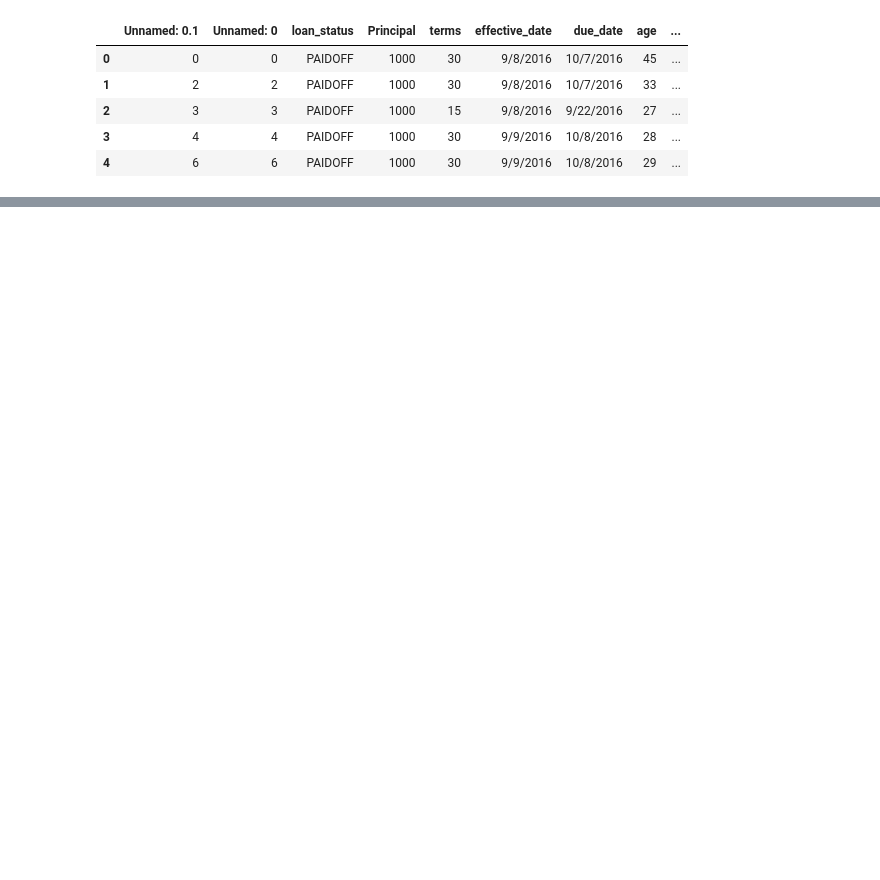
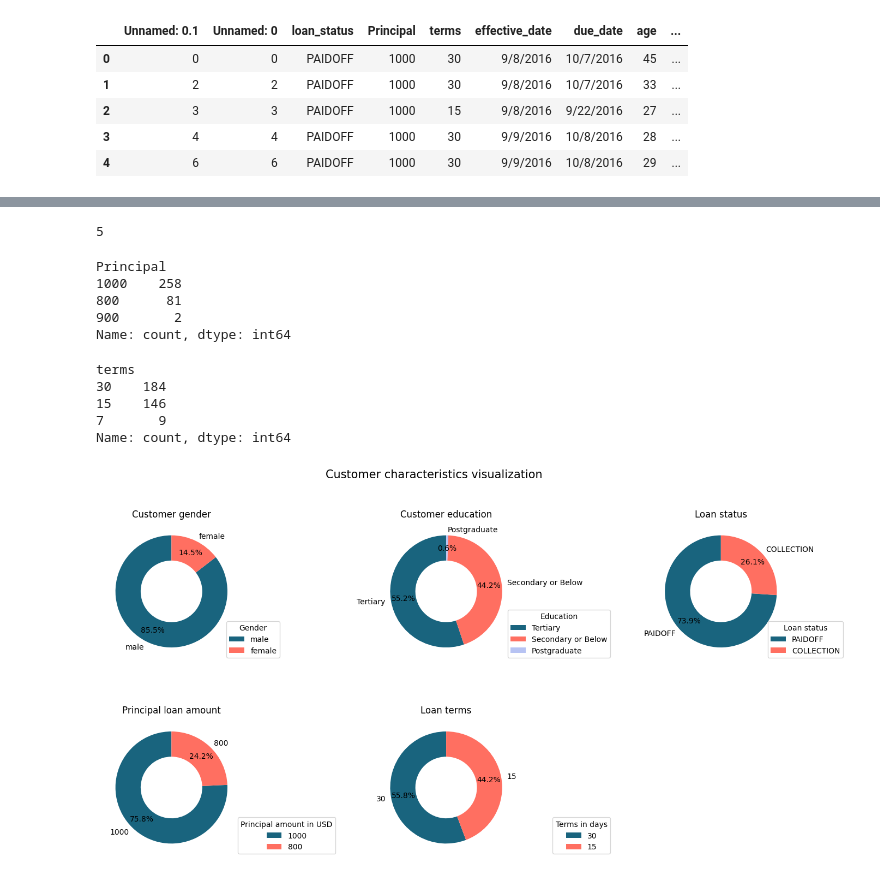
Before and after one commit to dalimvc/Clustering-and-Classification-Models, a Jupyter notebook: DS24-Classification-b21dalmi.ipynb, the cells around one changed output, grey strips where cells are left out. Cells and saved outputs as stored; diff of their text form; code cells hidden in the pictures; blank space fills up the shorter version.

Commit message:
start exploration

```diff
--- a/DS24-Classification-b21dalmi.ipynb
+++ b/DS24-Classification-b21dalmi.ipynb
@@ -48,0 +106,76 @@ df.head()
+# %%
+df= df.replace('High School or Below', 'Secondary or Below')
+df= df.replace('Bechalor', 'Tertiary')
+df= df.replace('college', 'Tertiary')
+df= df.replace('Master or Above', 'Postgraduate')
+# %%
+#displaying count of loean amount less than 750 and deleting outliers
+print(df[df['Principal'] < 800].shape[0])
+df = df.drop(df[df['Principal'] < 800].index)
+# %% [output]
+5
+# %%
+#printing all unique values for Principal coumn and deliting outliers
+print(df['Principal'].value_counts())
+df = df.drop(df[df['Principal'] == 900].index)
+# %% [output]
+Principal
+1000    258
+800      81
+900       2
+Name: count, dtype: int64
+# %%
+#displaying unique values for term and displaying how many data points each value has
+#after that removing outliers
+print(df['terms'].value_counts())
+df = df.drop(df[df['terms'] == 7].index)
+# %% [output]
+terms
+30    184
+15    146
+7       9
+Name: count, dtype: int64
+# %%
+from matplotlib import pyplot as plt
+
+fig, axs = plt.subplots(2, 3, figsize=(18, 8))
+axs = axs.flatten()
+
+#plotting gender on pie chart
+gender_counts = df['Gender'].value_counts()
+labels = gender_counts.index
+axs[0].pie(df['Gender'].value_counts(), colors=colors, labels= labels ,autopct='%1.1f%%', startangle=90,  wedgeprops=dict(width=0.45), pctdistance=0.77)
+axs[0].set_title("Customer gender")
+axs[0].legend(title="Gender", loc='lower right', bbox_to_anchor=(1.3, 0))
+
+education_counts = df['education'].value_counts()
+labels = education_counts.index
+axs[1].pie(df['education'].value_counts(), colors=colors, labels= labels ,autopct='%1.1f%%', startangle=90,  wedgeprops=dict(width=0.45), pctdistance=0.77)
+axs[1].set_title("Customer education")
+axs[1].legend(title="Education", loc='lower right', bbox_to_anchor=(1.7, 0))
+
+loan_status_counts = df['loan_status'].value_counts()
+labels = loan_status_counts.index
+axs[2].pie(df['loan_status'].value_counts(), colors=colors, labels= labels ,autopct='%1.1f%%', startangle=90,  wedgeprops=dict(width=0.45), pctdistance=0.77)
+axs[2].set_title("Loan status")
+axs[2].legend(title="Loan status", loc='lower right', bbox_to_anchor=(1.4, 0))
+
+principal_counts = df['Principal'].value_counts()
+labels = principal_counts.index
+axs[3].pie(df['Principal'].value_counts(), colors=colors, labels= labels ,autopct='%1.1f%%', startangle=90,  wedgeprops=dict(width=0.45), pctdistance=0.77)
+axs[3].set_title("Principal loan amount")
+axs[3].legend(title="Principal amount in USD", loc='lower right', bbox_to_anchor=(1.7, 0))
+
+terms_counts = df['terms'].value_counts()
+labels = terms_counts.index
+axs[4].pie(df['terms'].value_counts(), colors=colors, labels= labels ,autopct='%1.1f%%', startangle=90,  wedgeprops=dict(width=0.45), pctdistance=0.77)
+axs[4].set_title("Loan terms")
+axs[4].legend(title="Terms in days", loc='lower right', bbox_to_anchor=(1.7, 0))
+
+axs[5].axis('off')
+
+plt.suptitle("Customer characteristics visualization", fontsize=15, y=1.0)
+plt.subplots_adjust(hspace=0.4, wspace=0.3)
+plt.show()
+# %% [output]
+[figure, added]
```
Also changed, not shown: parts of 8 cells of this notebook, 1 other file.
